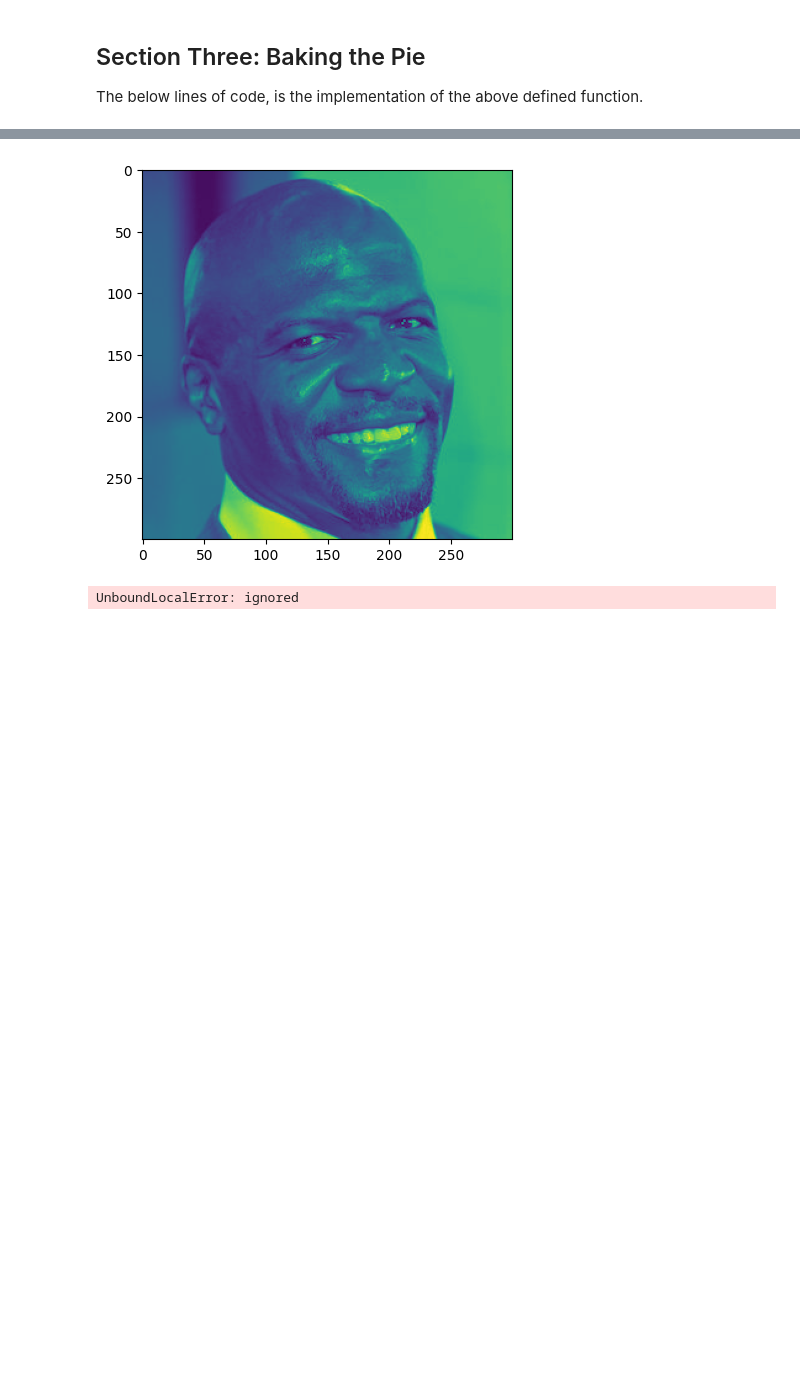
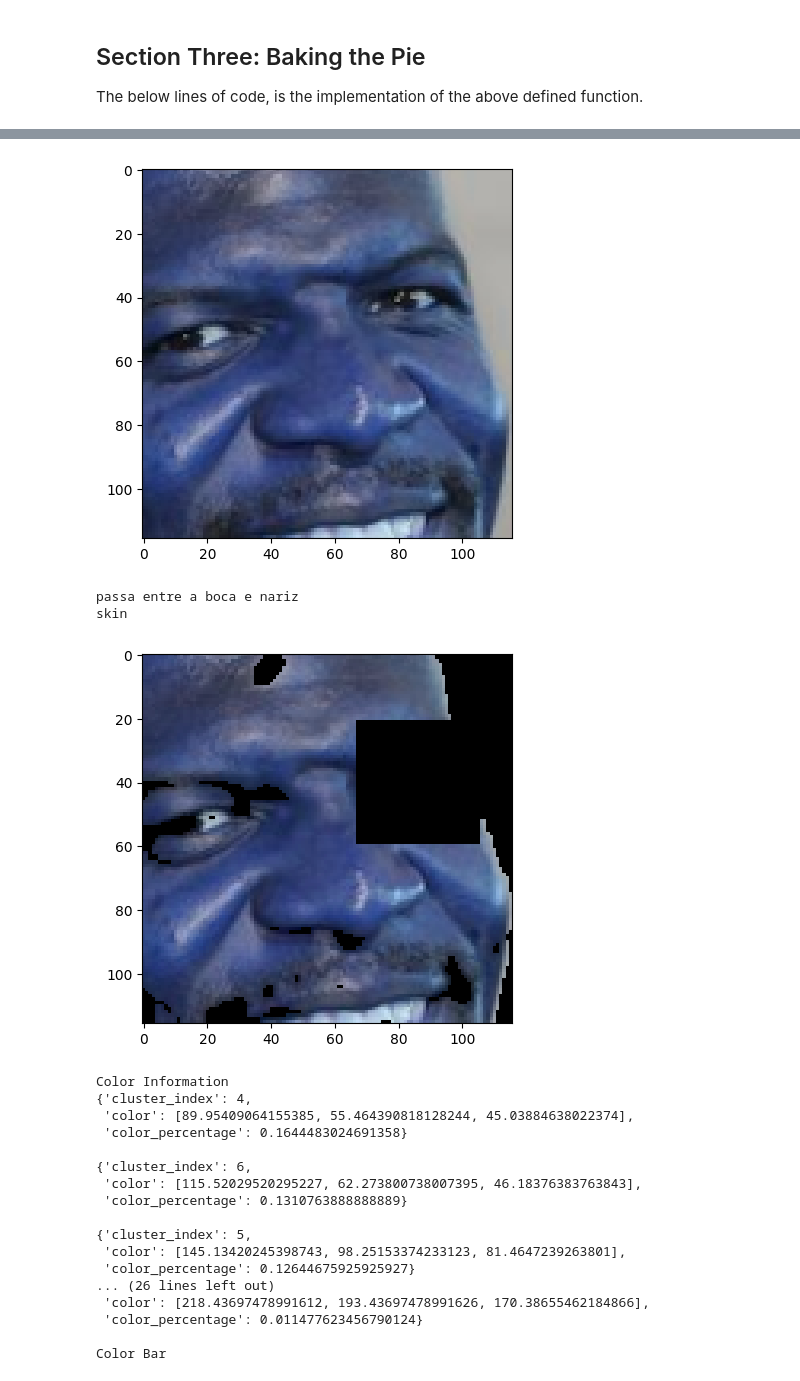
Before and after one commit to vittoria-thomasini/Extract_skintone_image, a Jupyter notebook: Extract_Skin_Tone_from_an_Image.ipynb, the cells around one changed output, grey strips where cells are left out. Drawn from its saved outputs; the diff is of its cells as text; code cells hidden in the pictures; blank space fills up the shorter version.

Commit message:
updating correction for skin identification

```diff
--- a/Extract_Skin_Tone_from_an_Image.ipynb
+++ b/Extract_Skin_Tone_from_an_Image.ipynb
@@ -89,9 +157,9 @@ The function works by using the** HSV colorspace** and uses thresholding (Thresh
 # %%
 def extractSkin(image):
     # Taking a copy of the image
-    img = image.copy()
+    img = featuresIdentification(image)
     # Converting from BGR Colours Space to HSV
-    img = cv2.cvtColor(img, cv2.COLOR_BGR2HSV)
+    # img = cv2.cvtColor(img, cv2.COLOR_BGR2HSV)
 
     # Defining HSV Threadholds
     lower_threshold = np.array([0, 48, 80], dtype=np.uint8)
@@ -593,10 +578,12 @@ import dlib
 
 # Get Image from URL. If you want to upload an image file and use that comment the below code and replace with  image=cv2.imread("FILE_NAME")
 #
-image =  imutils.url_to_image("https://raw.githubusercontent.com/vittoria-thomasini/Extract_skintone_image/main/terry.jpg")
+input_image =  imutils.url_to_image("https://raw.githubusercontent.com/vittoria-thomasini/Extract_skintone_image/main/terry.jpg")
 
-# #Show image
-#plt.imshow(cv2.cvtColor(image,cv2.COLOR_BGR2RGB))
+image = imutils.resize(input_image, width=250)
+
+#Show image
+plt.imshow(cv2.cvtColor(image,cv2.COLOR_BGR2RGB))
 
 
 # Apply Skin Mask
@@ -626,2 +613,21 @@ AFTER CONVERT TO gray
-[figure, old version]
+[figure, new version]
-UnboundLocalError: ignored
+passa entre a boca e nariz
+skin
+[figure, added]
+Color Information
+{'cluster_index': 4,
+ 'color': [89.95409064155385, 55.464390818128244, 45.03884638022374],
+ 'color_percentage': 0.1644483024691358}
+
+{'cluster_index': 6,
+ 'color': [115.52029520295227, 62.273800738007395, 46.18376383763843],
+ 'color_percentage': 0.1310763888888889}
+
+{'cluster_index': 5,
+ 'color': [145.13420245398743, 98.25153374233123, 81.4647239263801],
+ 'color_percentage': 0.12644675925925927}
+... (26 lines left out)
+ 'color': [218.43697478991612, 193.43697478991626, 170.38655462184866],
+ 'color_percentage': 0.011477623456790124}
+
+Color Bar
```
Also changed, not shown: parts of 6 cells of this notebook.
